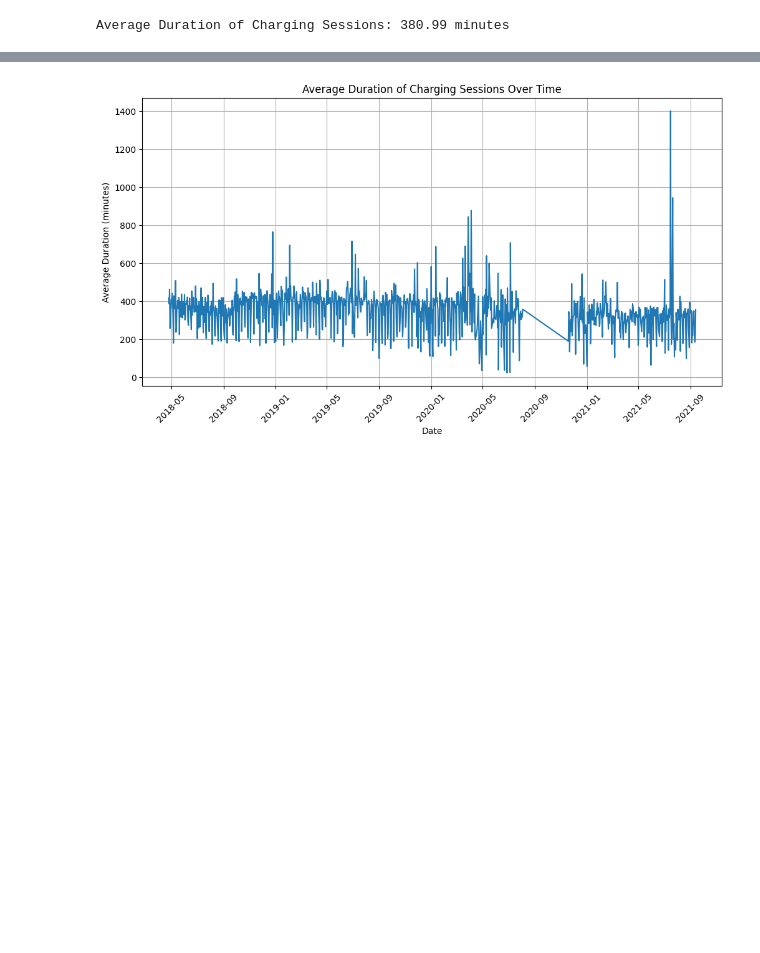
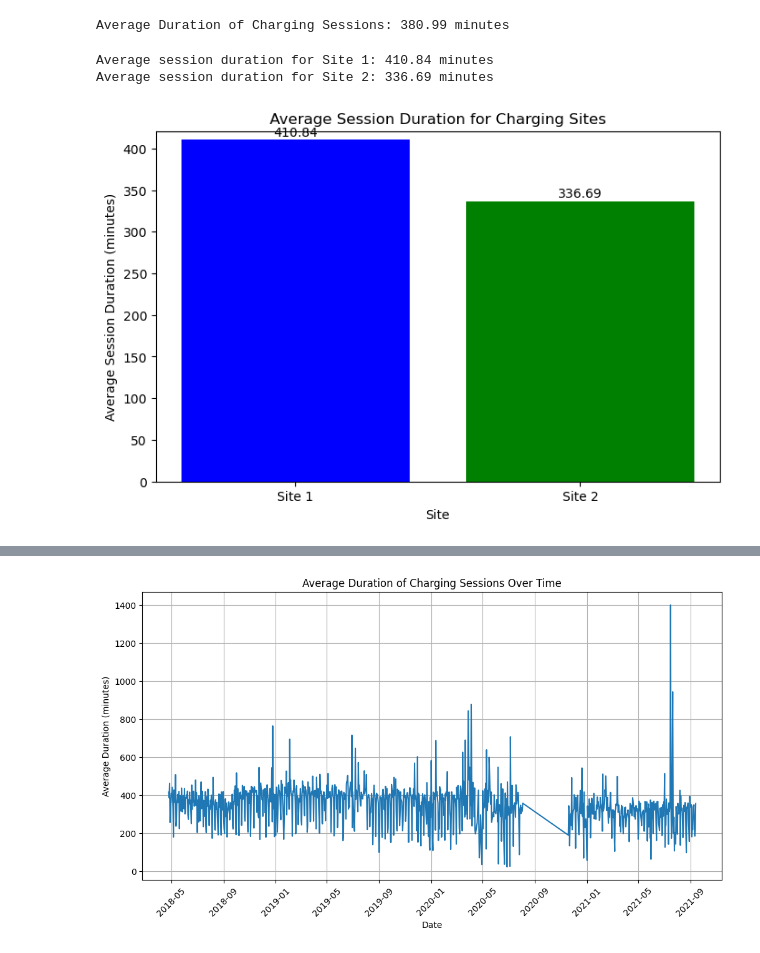
Before and after one commit to JanRkck/AA24, a Jupyter notebook: KPIs.ipynb, the cells around one changed output, grey strips where cells are left out. Drawn from its saved outputs; the diff is of its cells as text; code cells hidden in the pictures; blank space fills up the shorter version.

```diff
--- a/KPIs.ipynb
+++ b/KPIs.ipynb
@@ -97,3 +265,82 @@ average_duration = data['session_duration'].mean()
 print(f"Average Duration of Charging Sessions: {average_duration:.2f} minutes")
 # %% [output]
 Average Duration of Charging Sessions: 380.99 minutes
+# %%
+import pandas as pd
+
+def calculate_average_session_duration(site_id, data):
+    """
+    Calculate the average session duration for a given charging site.
+
+    Parameters:
+        site_id (int or str): The ID of the charging site to analyze.
+        data (pd.DataFrame): DataFrame containing charging session data with columns:
+            - 'siteID': Site ID
+            - 'connectionTime': Start time of the charging session (datetime)
+            - 'disconnectTime': End time of the charging session (datetime)
+
+    Returns:
+        float: The average session duration for the given site in minutes.
+    """
+    site_id = str(site_id)  # Convert site_id to string
+    # Filter data for the given siteID
+    site_data = data[data['siteID'] == site_id].copy()
+
+    # Ensure datetime columns are in datetime format
+    site_data['connectionTime'] = pd.to_datetime(site_data['connectionTime'])
+    site_data['disconnectTime'] = pd.to_datetime(site_data['disconnectTime'])
+
+    # Calculate session duration (difference between disconnectTime and connectionTime)
+    site_data['sessionDuration'] = (site_data['disconnectTime'] - site_data['connectionTime']).dt.total_seconds() / 60  # in minutes
+
+    # Calculate the average session duration
+    avg_session_duration = site_data['sessionDuration'].mean()
+
+    return avg_session_duration
+
+# Example usage:
+avg_duration_site1 = calculate_average_session_duration(1, data)
+avg_duration_site2 = calculate_average_session_duration(2, data)
+
+print(f"Average session duration for Site 1: {avg_duration_site1:.2f} minutes")
+print(f"Average session duration for Site 2: {avg_duration_site2:.2f} minutes")
+# %% [output]
+Average session duration for Site 1: 410.84 minutes
+Average session duration for Site 2: 336.69 minutes
+# %%
+def plot_avg_session_duration(avg_durations, sites):
+    """
+    Plots the average session duration for different sites.
+
+    Parameters:
+        avg_durations (list): A list containing average session durations for each site.
+        sites (list): A list of site names corresponding to the durations in avg_durations.
+    """
+    plt.figure(figsize=(8, 5))
+    plt.bar(sites, avg_durations, color=['blue', 'green'])
+
+    # Adding labels and title
+    plt.xlabel('Site')
+    plt.ylabel('Average Session Duration (minutes)')
+    plt.title('Average Session Duration for Charging Sites')
+    plt.ylim(0, max(avg_durations) + 10)  # Add some padding to the top of the bars
+
+    # Display the value on top of each bar
+    for i, v in enumerate(avg_durations):
+        plt.text(i, v + 1, f'{v:.2f}', ha='center', va='bottom', fontsize=10)
+
+    # Show the plot
+    plt.show()
+
+# Calculate the average session duration for both sites
+avg_duration_site1 = calculate_average_session_duration(1, data)
+avg_duration_site2 = calculate_average_session_duration(2, data)
+
+# Prepare the data for plotting
+avg_durations = [avg_duration_site1, avg_duration_site2]
+sites = ['Site 1', 'Site 2']
+
+# Call the plotting function
+plot_avg_session_duration(avg_durations, sites)
+# %% [output]
+[figure, added]
```
Also changed, not shown: parts of 17 cells of this notebook.
